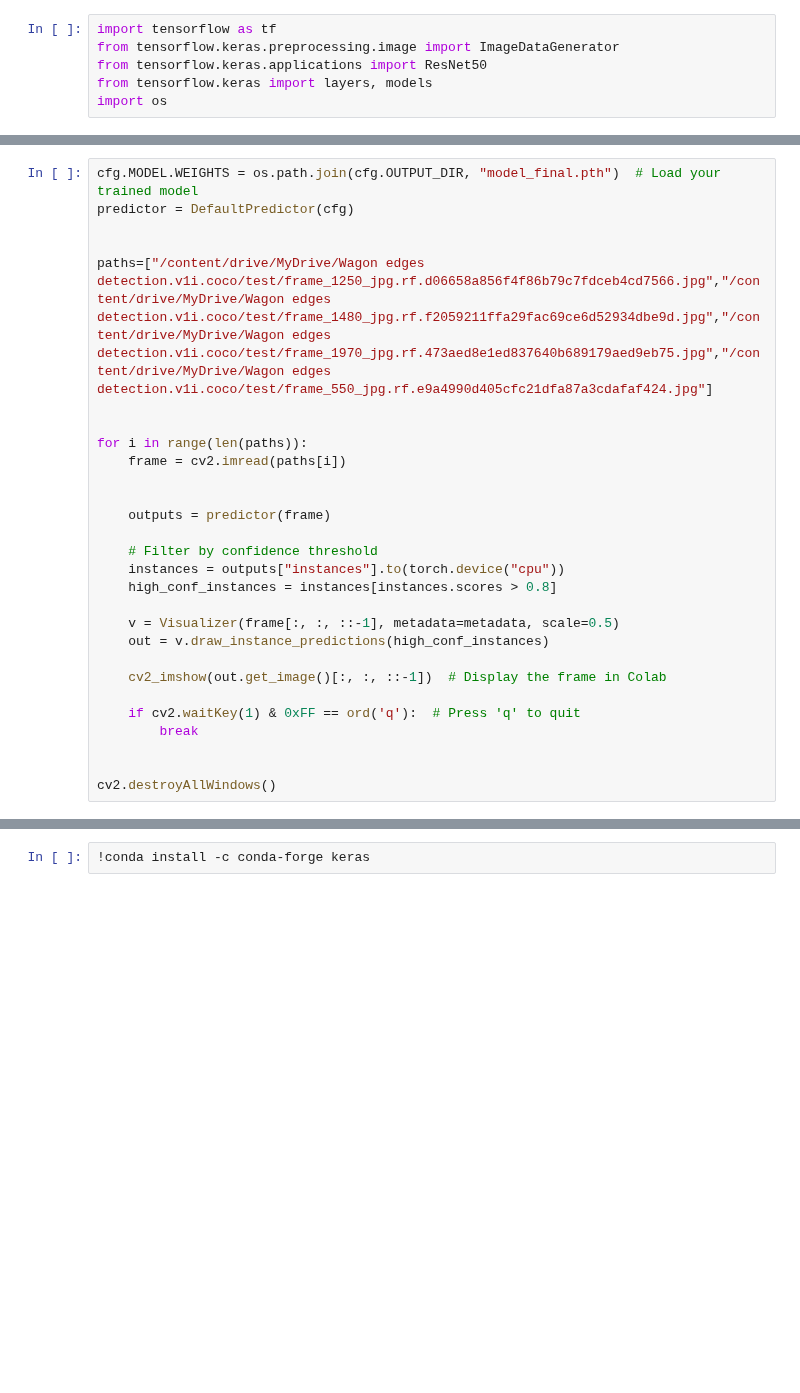
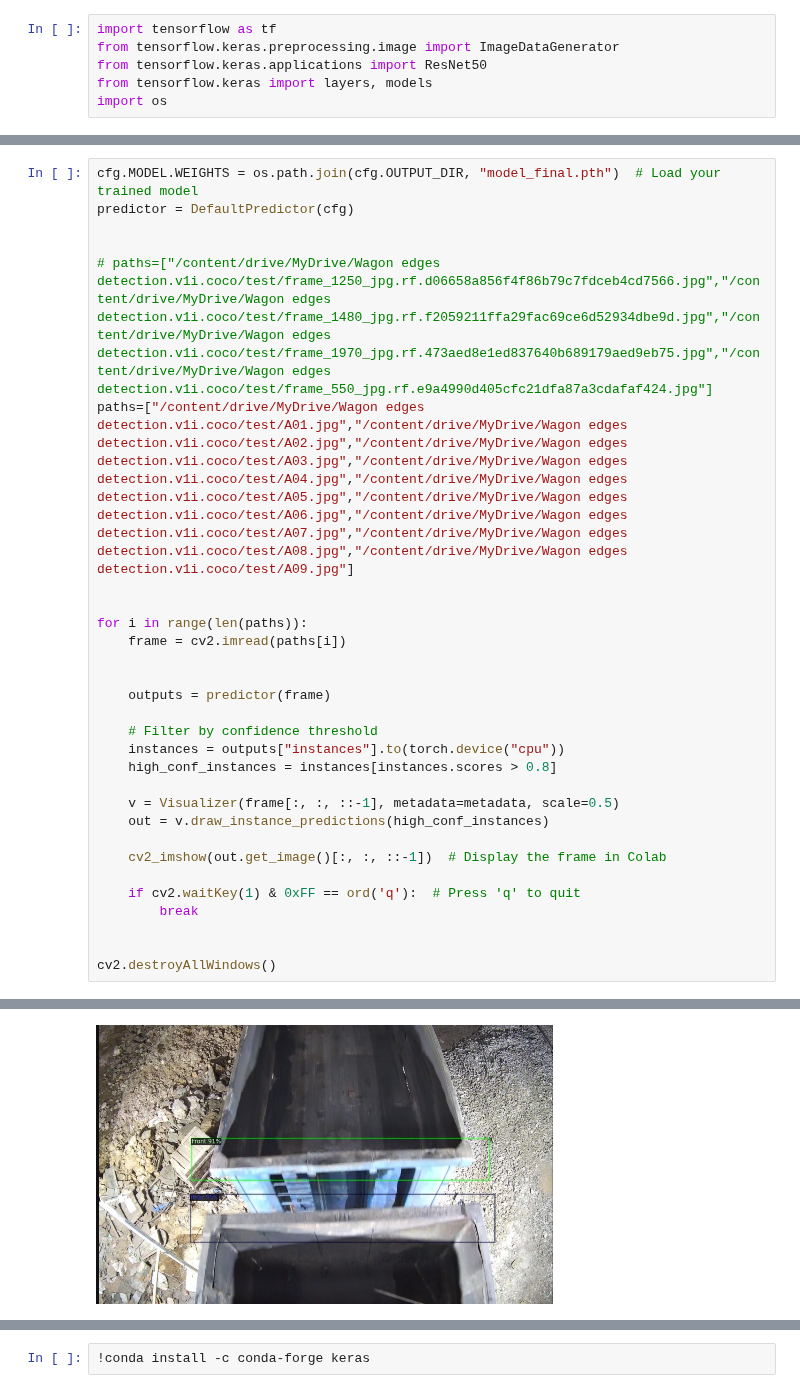
Before and after one commit to saurabhsksharma/Minded-JK-Laksmi-Wagon-Detection, a Jupyter notebook: Final.ipynb, the cells around one changed output, grey strips where cells are left out. Drawn from its saved outputs; the diff is of its cells as text; blank space fills up the shorter version.

```diff
--- a/Final.ipynb
+++ b/Final.ipynb
@@ -372,7 +410,8 @@ cfg.MODEL.WEIGHTS = os.path.join(cfg.OUTPUT_DIR, "model_final.pth")  # Load your
 predictor = DefaultPredictor(cfg)
 
 
-paths=["/content/drive/MyDrive/Wagon edges detection.v1i.coco/test/frame_1250_jpg.rf.d06658a856f4f86b79c7fdceb4cd7566.jpg","/content/drive/MyDrive/Wagon edges detection.v1i.coco/test/frame_1480_jpg.rf.f2059211ffa29fac69ce6d52934dbe9d.jpg","/content/drive/MyDrive/Wagon edges detection.v1i.coco/test/frame_1970_jpg.rf.473aed8e1ed837640b689179aed9eb75.jpg","/content/drive/MyDrive/Wagon edges detection.v1i.coco/test/frame_550_jpg.rf.e9a4990d405cfc21dfa87a3cdafaf424.jpg"]
+# paths=["/content/drive/MyDrive/Wagon edges detection.v1i.coco/test/frame_1250_jpg.rf.d06658a856f4f86b79c7fdceb4cd7566.jpg","/content/drive/MyDrive/Wagon edges detection.v1i.coco/test/frame_1480_jpg.rf.f2059211ffa29fac69ce6d52934dbe9d.jpg","/content/drive/MyDrive/Wagon edges detection.v1i.coco/test/frame_1970_jpg.rf.473aed8e1ed837640b689179aed9eb75.jpg","/content/drive/MyDrive/Wagon edges detection.v1i.coco/test/frame_550_jpg.rf.e9a4990d405cfc21dfa87a3cdafaf424.jpg"]
+paths=["/content/drive/MyDrive/Wagon edges detection.v1i.coco/test/A01.jpg","/content/drive/MyDrive/Wagon edges detection.v1i.coco/test/A02.jpg","/content/drive/MyDrive/Wagon edges detection.v1i.coco/test/A03.jpg","/content/drive/MyDrive/Wagon edges detection.v1i.coco/test/A04.jpg","/content/drive/MyDrive/Wagon edges detection.v1i.coco/test/A05.jpg","/content/drive/MyDrive/Wagon edges detection.v1i.coco/test/A06.jpg","/content/drive/MyDrive/Wagon edges detection.v1i.coco/test/A07.jpg","/content/drive/MyDrive/Wagon edges detection.v1i.coco/test/A08.jpg","/content/drive/MyDrive/Wagon edges detection.v1i.coco/test/A09.jpg"]
 
 
 for i in range(len(paths)):
@@ -395,3 +434,4 @@ for i in range(len(paths)):
 
 
 cv2.destroyAllWindows()
+# %% [output]
@@ -397,0 +448 @@ cv2.destroyAllWindows()
+[figure, added]
```
Also changed, not shown: parts of 10 cells of this notebook.
